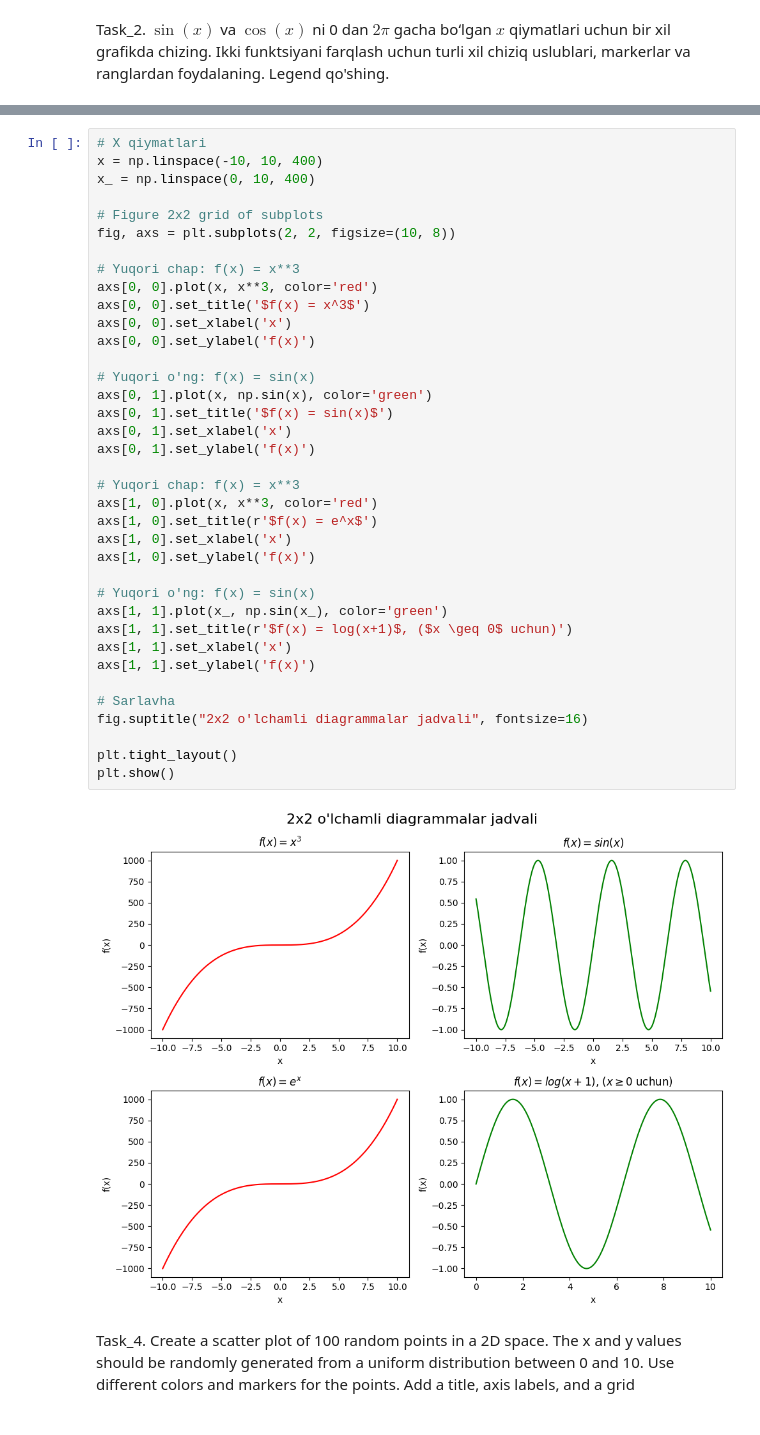
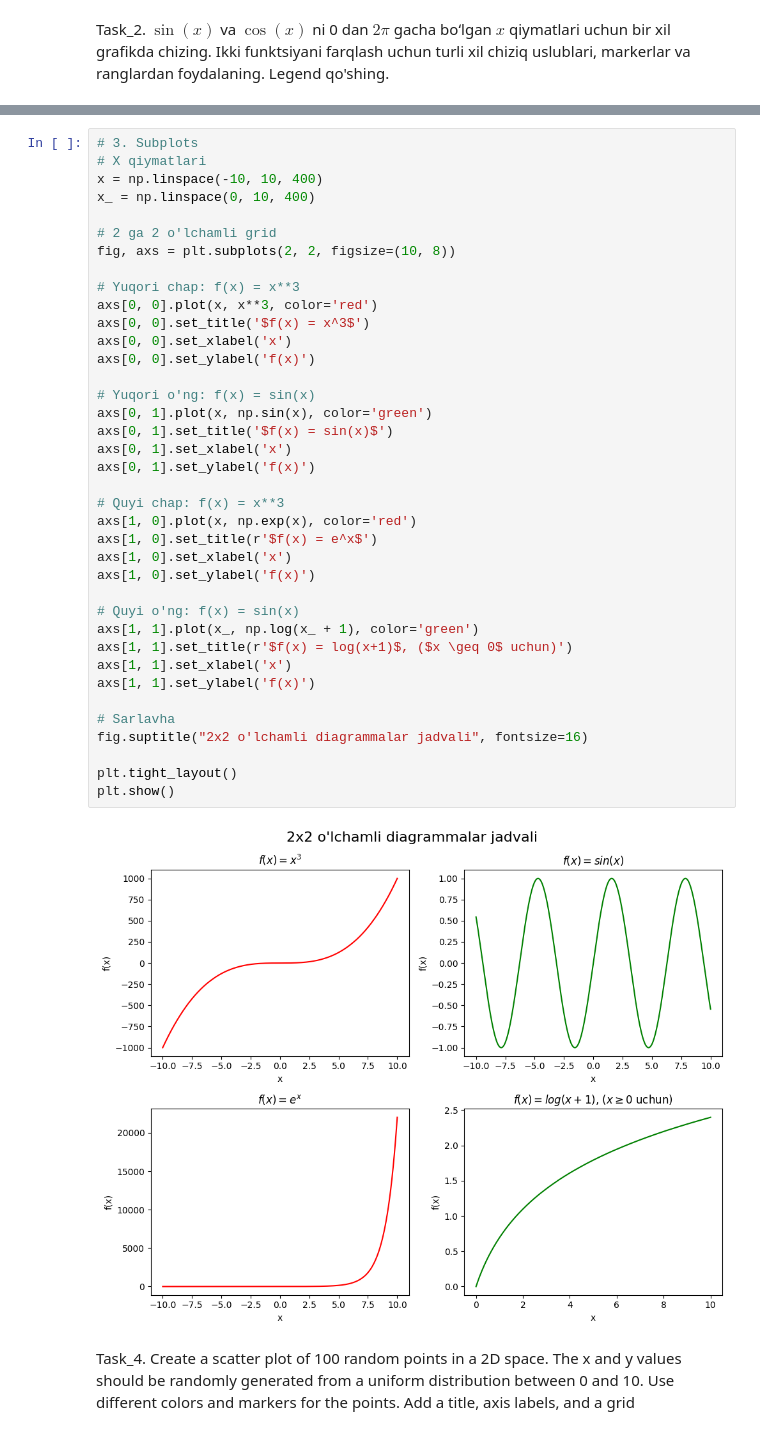
Before and after one commit to FeruzGaybullayev/Python, a Jupyter notebook: lesson-17/homework/homework_tasks.ipynb, the cells around one changed output, grey strips where cells are left out. Saved outputs shown, nothing was run; the diff lists cells and outputs as text.

```diff
--- a/lesson-17/homework/homework_tasks.ipynb
+++ b/lesson-17/homework/homework_tasks.ipynb
@@ -54,42 +57,43 @@ Customize each plot with titles, axis labels, and different colors.
 # %%
+# 3. Subplots
 # X qiymatlari
 x = np.linspace(-10, 10, 400)
 x_ = np.linspace(0, 10, 400)
 
-# Figure 2x2 grid of subplots
+# 2 ga 2 o'lchamli grid
 fig, axs = plt.subplots(2, 2, figsize=(10, 8))
 
 # Yuqori chap: f(x) = x**3
 axs[0, 0].plot(x, x**3, color='red')
 axs[0, 0].set_title('$f(x) = x^3$')
 axs[0, 0].set_xlabel('x')
 axs[0, 0].set_ylabel('f(x)')
 
 # Yuqori o'ng: f(x) = sin(x)
 axs[0, 1].plot(x, np.sin(x), color='green')
 axs[0, 1].set_title('$f(x) = sin(x)$')
 axs[0, 1].set_xlabel('x')
 axs[0, 1].set_ylabel('f(x)')
 
-# Yuqori chap: f(x) = x**3
-axs[1, 0].plot(x, x**3, color='red')
+# Quyi chap: f(x) = x**3
+axs[1, 0].plot(x, np.exp(x), color='red')
 axs[1, 0].set_title(r'$f(x) = e^x$')
 axs[1, 0].set_xlabel('x')
 axs[1, 0].set_ylabel('f(x)')
 
-# Yuqori o'ng: f(x) = sin(x)
-axs[1, 1].plot(x_, np.sin(x_), color='green')
+# Quyi o'ng: f(x) = sin(x)
+axs[1, 1].plot(x_, np.log(x_ + 1), color='green')
 axs[1, 1].set_title(r'$f(x) = log(x+1)$, ($x \geq 0$ uchun)')
 axs[1, 1].set_xlabel('x')
 axs[1, 1].set_ylabel('f(x)')
 
 # Sarlavha
 fig.suptitle("2x2 o'lchamli diagrammalar jadvali", fontsize=16)
 
 plt.tight_layout()
 plt.show()
 # %% [output]
-[figure, old version]
+[figure, new version]
 # %% [markdown]
 Task_4.  Create a scatter plot of 100 random points in a 2D space. The x and y values should be randomly generated from a uniform distribution between 0 and 10. Use different colors and markers for the points. Add a title, axis labels, and a grid
 # %%
```
Also changed, not shown: parts of 8 cells of this notebook.
